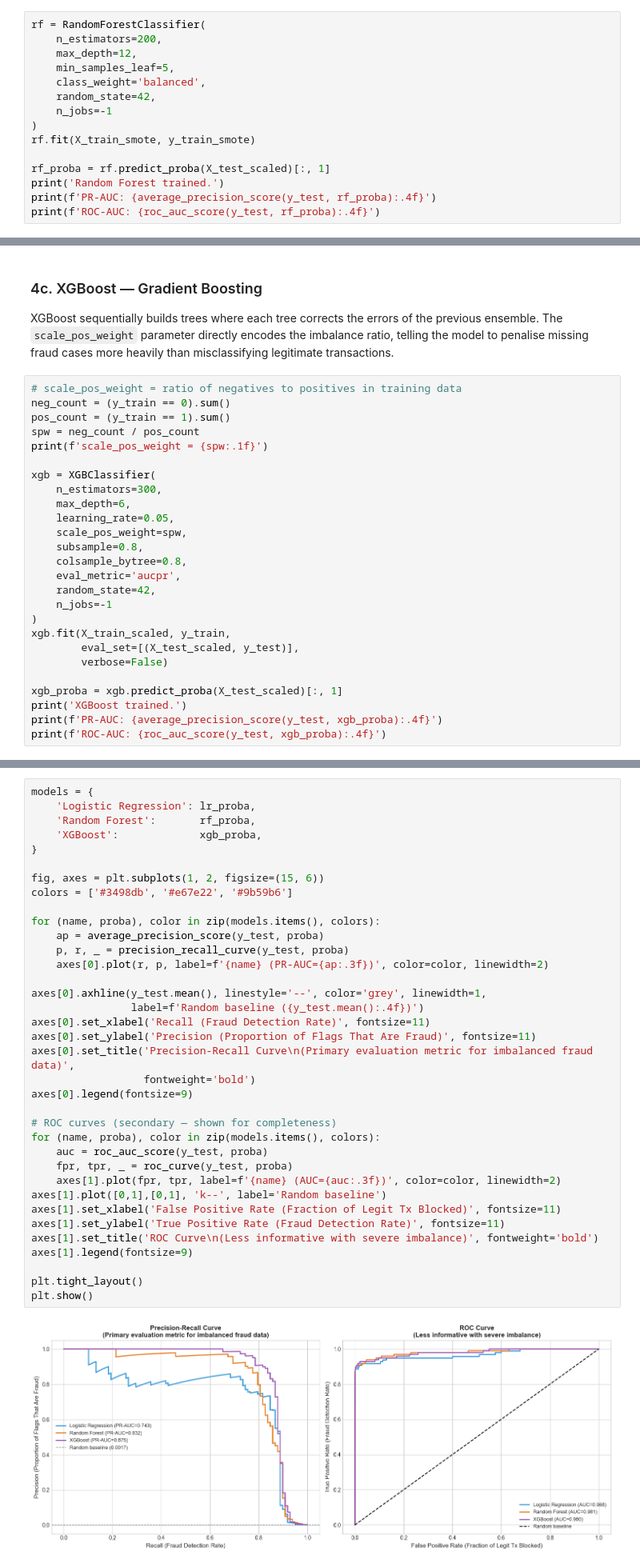
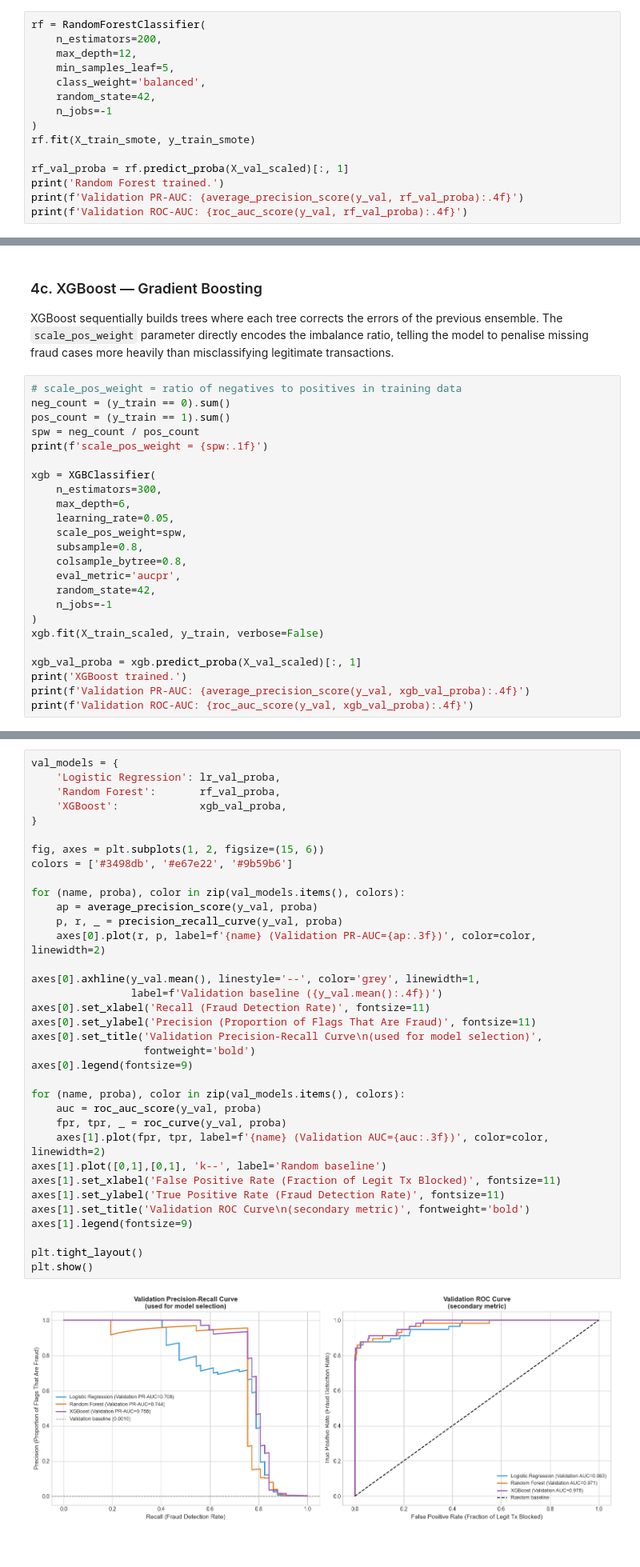
Before and after one commit to toyinariyo/fraud-detection, a Jupyter notebook: notebooks/02_modeling.ipynb, the cells around one changed output, grey strips where cells are left out. Shown at 80% size. Drawn from its saved outputs; the diff is of its cells as text.

```diff
--- a/notebooks/02_modeling.ipynb
+++ b/notebooks/02_modeling.ipynb
@@ -161,9 +180,9 @@ rf = RandomForestClassifier(
 )
 rf.fit(X_train_smote, y_train_smote)
 
-rf_proba = rf.predict_proba(X_test_scaled)[:, 1]
+rf_val_proba = rf.predict_proba(X_val_scaled)[:, 1]
 print('Random Forest trained.')
-print(f'PR-AUC: {average_precision_score(y_test, rf_proba):.4f}')
-print(f'ROC-AUC: {roc_auc_score(y_test, rf_proba):.4f}')
+print(f'Validation PR-AUC: {average_precision_score(y_val, rf_val_proba):.4f}')
+print(f'Validation ROC-AUC: {roc_auc_score(y_val, rf_val_proba):.4f}')
 # %% [output]
 Random Forest trained.
@@ -191,12 +210,10 @@ xgb = XGBClassifier(
     random_state=42,
     n_jobs=-1
 )
-xgb.fit(X_train_scaled, y_train,
-        eval_set=[(X_test_scaled, y_test)],
-        verbose=False)
+xgb.fit(X_train_scaled, y_train, verbose=False)
 
-xgb_proba = xgb.predict_proba(X_test_scaled)[:, 1]
+xgb_val_proba = xgb.predict_proba(X_val_scaled)[:, 1]
 print('XGBoost trained.')
-print(f'PR-AUC: {average_precision_score(y_test, xgb_proba):.4f}')
-print(f'ROC-AUC: {roc_auc_score(y_test, xgb_proba):.4f}')
+print(f'Validation PR-AUC: {average_precision_score(y_val, xgb_val_proba):.4f}')
+print(f'Validation ROC-AUC: {roc_auc_score(y_val, xgb_val_proba):.4f}')
 # %% [output]
@@ -215,39 +228,38 @@ The **Precision-Recall curve** plots every possible operating point (decision th
 # %%
-models = {
-    'Logistic Regression': lr_proba,
-    'Random Forest':       rf_proba,
-    'XGBoost':             xgb_proba,
+val_models = {
+    'Logistic Regression': lr_val_proba,
+    'Random Forest':       rf_val_proba,
+    'XGBoost':             xgb_val_proba,
 }
 
 fig, axes = plt.subplots(1, 2, figsize=(15, 6))
 colors = ['#3498db', '#e67e22', '#9b59b6']
 
-for (name, proba), color in zip(models.items(), colors):
-    ap = average_precision_score(y_test, proba)
-    p, r, _ = precision_recall_curve(y_test, proba)
-    axes[0].plot(r, p, label=f'{name} (PR-AUC={ap:.3f})', color=color, linewidth=2)
+for (name, proba), color in zip(val_models.items(), colors):
+    ap = average_precision_score(y_val, proba)
+    p, r, _ = precision_recall_curve(y_val, proba)
+    axes[0].plot(r, p, label=f'{name} (Validation PR-AUC={ap:.3f})', color=color, linewidth=2)
 
-axes[0].axhline(y_test.mean(), linestyle='--', color='grey', linewidth=1,
-                label=f'Random baseline ({y_test.mean():.4f})')
+axes[0].axhline(y_val.mean(), linestyle='--', color='grey', linewidth=1,
+                label=f'Validation baseline ({y_val.mean():.4f})')
 axes[0].set_xlabel('Recall (Fraud Detection Rate)', fontsize=11)
 axes[0].set_ylabel('Precision (Proportion of Flags That Are Fraud)', fontsize=11)
-axes[0].set_title('Precision-Recall Curve\n(Primary evaluation metric for imbalanced fraud data)',
+axes[0].set_title('Validation Precision-Recall Curve\n(used for model selection)',
                   fontweight='bold')
 axes[0].legend(fontsize=9)
 
-# ROC curves (secondary — shown for completeness)
-for (name, proba), color in zip(models.items(), colors):
-    auc = roc_auc_score(y_test, proba)
-    fpr, tpr, _ = roc_curve(y_test, proba)
-    axes[1].plot(fpr, tpr, label=f'{name} (AUC={auc:.3f})', color=color, linewidth=2)
+for (name, proba), color in zip(val_models.items(), colors):
+    auc = roc_auc_score(y_val, proba)
+    fpr, tpr, _ = roc_curve(y_val, proba)
+    axes[1].plot(fpr, tpr, label=f'{name} (Validation AUC={auc:.3f})', color=color, linewidth=2)
 axes[1].plot([0,1],[0,1], 'k--', label='Random baseline')
 axes[1].set_xlabel('False Positive Rate (Fraction of Legit Tx Blocked)', fontsize=11)
 axes[1].set_ylabel('True Positive Rate (Fraud Detection Rate)', fontsize=11)
-axes[1].set_title('ROC Curve\n(Less informative with severe imbalance)', fontweight='bold')
+axes[1].set_title('Validation ROC Curve\n(secondary metric)', fontweight='bold')
 axes[1].legend(fontsize=9)
 
 plt.tight_layout()
 plt.show()
 # %% [output]
-[figure, old version]
+[figure, new version]
 # %% [markdown]
```
Also changed, not shown: parts of 22 cells of this notebook, 2 other files.
